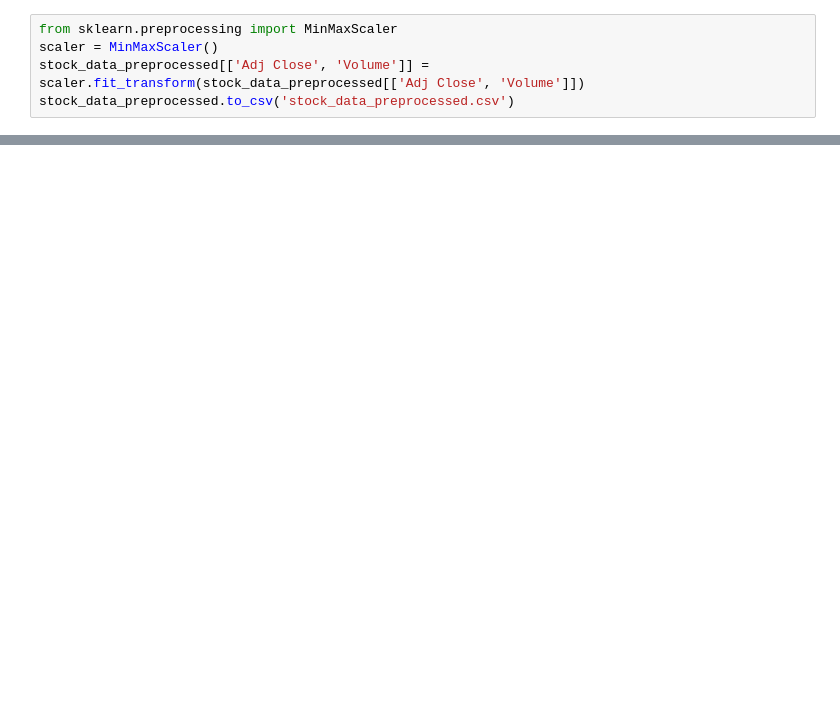
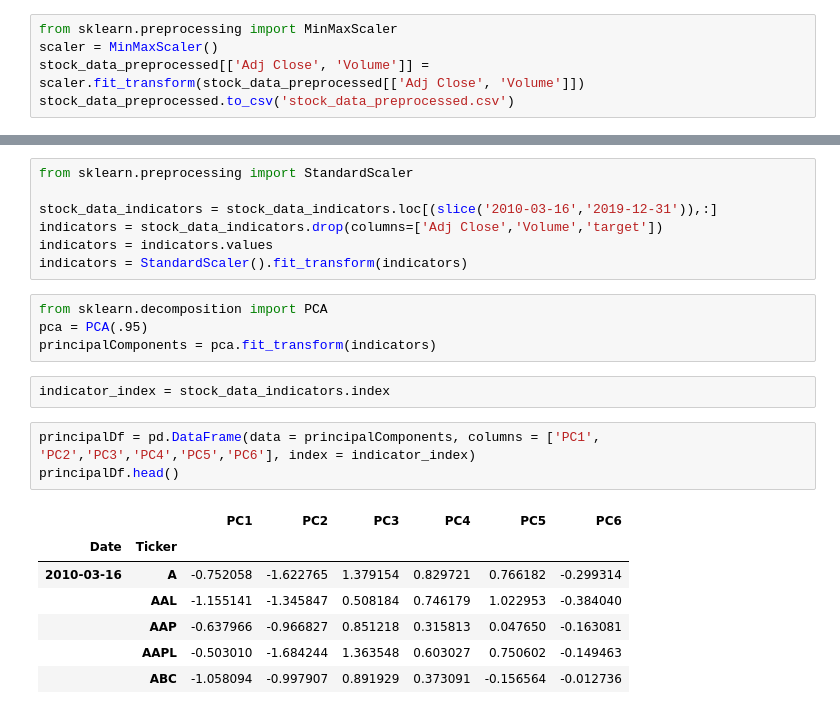
Before and after one commit to sausterm/MLEND-Capstone-Project, a Jupyter notebook: preprocess_data.ipynb, the cells around one changed output, grey strips where cells are left out. Saved outputs shown, nothing was run; the diff lists cells and outputs as text; blank space fills up the shorter version.

```diff
--- a/preprocess_data.ipynb
+++ b/preprocess_data.ipynb
@@ -120,0 +186,24 @@ index.to_csv('date_index.csv', index=False)
+# %%
+from sklearn.preprocessing import StandardScaler
+
+stock_data_indicators = stock_data_indicators.loc[(slice('2010-03-16','2019-12-31')),:]
+indicators = stock_data_indicators.drop(columns=['Adj Close','Volume','target'])
+indicators = indicators.values
+indicators = StandardScaler().fit_transform(indicators)
+# %%
+from sklearn.decomposition import PCA
+pca = PCA(.95)
+principalComponents = pca.fit_transform(indicators)
+# %%
+indicator_index = stock_data_indicators.index
+# %%
+principalDf = pd.DataFrame(data = principalComponents, columns = ['PC1', 'PC2','PC3','PC4','PC5','PC6'], index = indicator_index)
+principalDf.head()
+# %% [output]
+|  |  | PC1 | PC2 | PC3 | PC4 | PC5 | PC6 |
+| Date | Ticker |  |  |  |  |  |  |
+| 2010-03-16 | A | -0.752058 | -1.622765 | 1.379154 | 0.829721 | 0.766182 | -0.299314 |
+|  | AAL | -1.155141 | -1.345847 | 0.508184 | 0.746179 | 1.022953 | -0.384040 |
+|  | AAP | -0.637966 | -0.966827 | 0.851218 | 0.315813 | 0.047650 | -0.163081 |
+|  | AAPL | -0.503010 | -1.684244 | 1.363548 | 0.603027 | 0.750602 | -0.149463 |
+|  | ABC | -1.058094 | -0.997907 | 0.891929 | 0.373091 | -0.156564 | -0.012736 |
```
Also changed, not shown: parts of 15 cells of this notebook, 1 other file.
